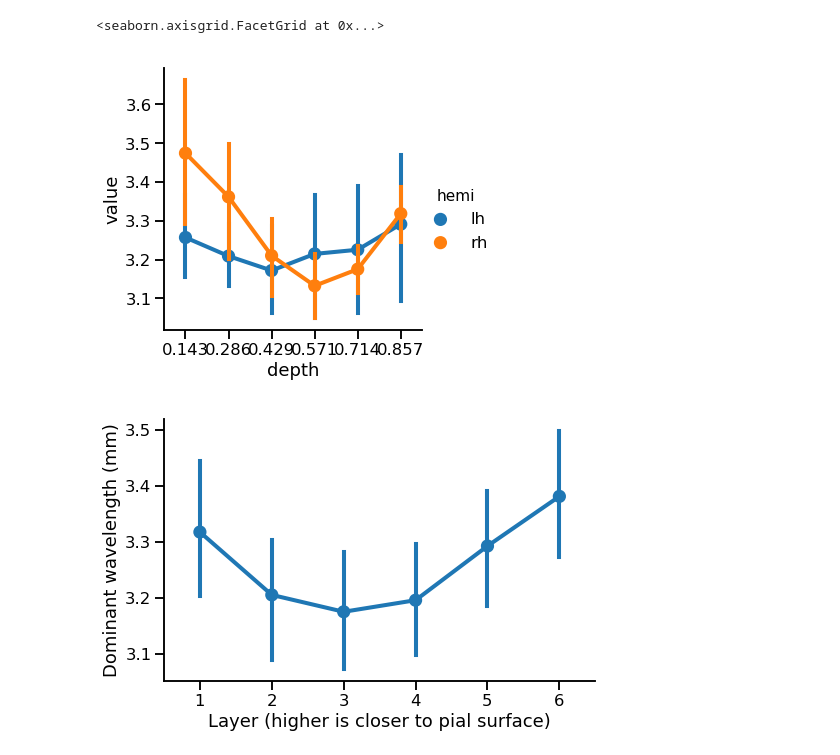
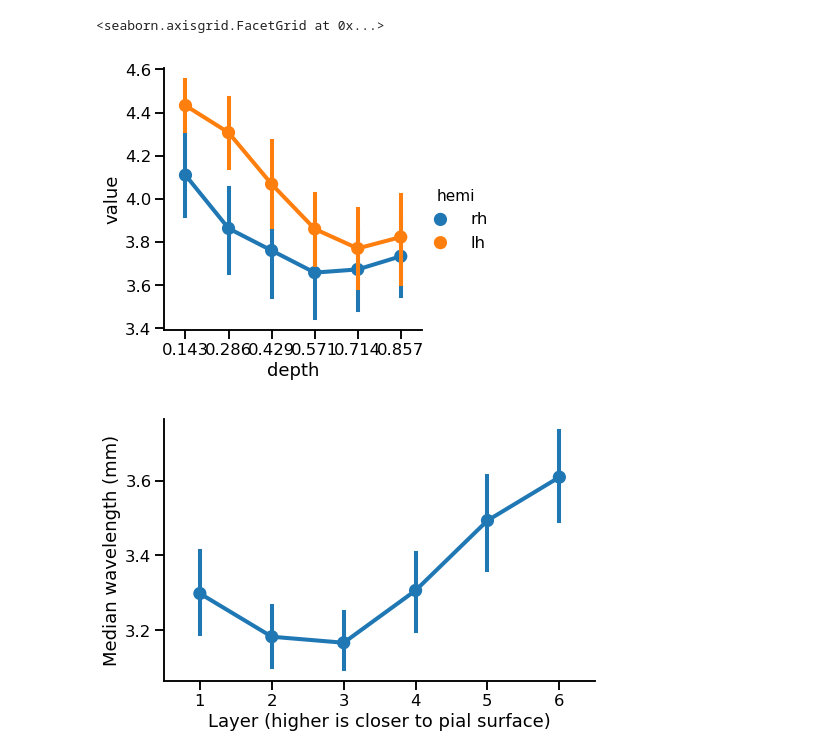
Before and after one commit to VU-Cog-Sci/odc_mapping, a Jupyter notebook: analysis/notebooks/Analyze spatial frequency on surface.ipynb, the cells around one changed output. Cells and saved outputs as stored; diff of their text form; code cells hidden in the pictures.

```diff
--- a/analysis/notebooks/Analyze spatial frequency on surface.ipynb
+++ b/analysis/notebooks/Analyze spatial frequency on surface.ipynb
@@ -9,3 +9,5 @@ import re
 reg = re.compile('.*/sub-(?P<subject>.+)/ses-(?P<session>.+)/func/sub-(.+)_ses-.+_hemi-(?P<hemi>lh|rh)_energies\.pkl')
 # %%
 fns = glob.glob('/data/odc/derivatives/zmap_spatfreq/sub-*/ses-*/func/sub-*_ses-*_hemi-*_energies.pkl')
+# %%
+fns = fns[1:]
@@ -27,6 +45,7 @@ idx = []
 
 for fn in fns:
     e = pd.read_pickle(fn)
+    e = e.loc[:,~e.isnull().any(0)]
 
     meta = reg.match(fn).groupdict()
     mask = get_vertex_mask(meta['subject'], meta['hemi'])
@@ -66,3 +82,5 @@ fns = glob.glob('/data/odc/derivatives/')
+# %%
+energies = energies.drop([('tk', )], axis=1)
 # %%
 max_frequency = energies.groupby(['depth', 'frequency']).sum().groupby('depth', as_index=True).apply(lambda d: d.reset_index('depth', drop=True).idxmax())
 # %%
@@ -80,10 +119,10 @@ fac.add_legend()
 # %%
-tmp = max_wl.loc[:, (max_wl.mean() < 6)].T.groupby(['subject', 'session', 'hemi'],).mean()
+tmp = max_wl.loc[:, (max_wl.mean() < 7)].T.groupby(['subject', 'session', 'hemi'],).mean()
 tmp = tmp.reset_index().melt(id_vars=tmp.index.names)
 sns.catplot('depth', 'value', hue='hemi', data=tmp, ci=67, kind='point')
 # %% [output]
 <seaborn.axisgrid.FacetGrid at 0x...>
-[figure, old version]
+[figure, new version]
 # %%
 sns.set_context('talk')
 # %%
@@ -92,12 +131,12 @@ import matplotlib.pyplot as plt
 tmp = max_wl.copy()
 ix = max_wl.index.tolist()
 tmp.index = pd.Index([6 - ix.index(i) for i in ix], name='layer')
-tmp = tmp.loc[:, (tmp.mean() < 6)].T.groupby(['subject', 'session'],).mean()
-tmp = tmp.reset_index().melt(id_vars=tmp.index.names, value_name='Dominant wavelength (mm)')
+tmp = tmp.loc[:, (tmp.mean() < 6)].T.groupby(['subject', 'session', 'hemi'],).median()
+tmp = tmp.reset_index().melt(id_vars=tmp.index.names, value_name='Median wavelength (mm)')
 
 tmp['Layer (higher is closer to pial surface)'] = tmp['layer']
-sns.catplot('Layer (higher is closer to pial surface)', 'Dominant wavelength (mm)', data=tmp, ci=67, kind='point', size=5, aspect=1.5)
+sns.catplot('Layer (higher is closer to pial surface)', 'Median wavelength (mm)', data=tmp, ci=67, kind='point', size=5, aspect=1.5)
 
 plt.savefig('/data/odc/figures/sf_depth.pdf', transparent=True)
 # %% [output]
-[figure, old version]
+[figure, new version]
```
Also changed, not shown: parts of 26 cells of this notebook, 1 other file.
